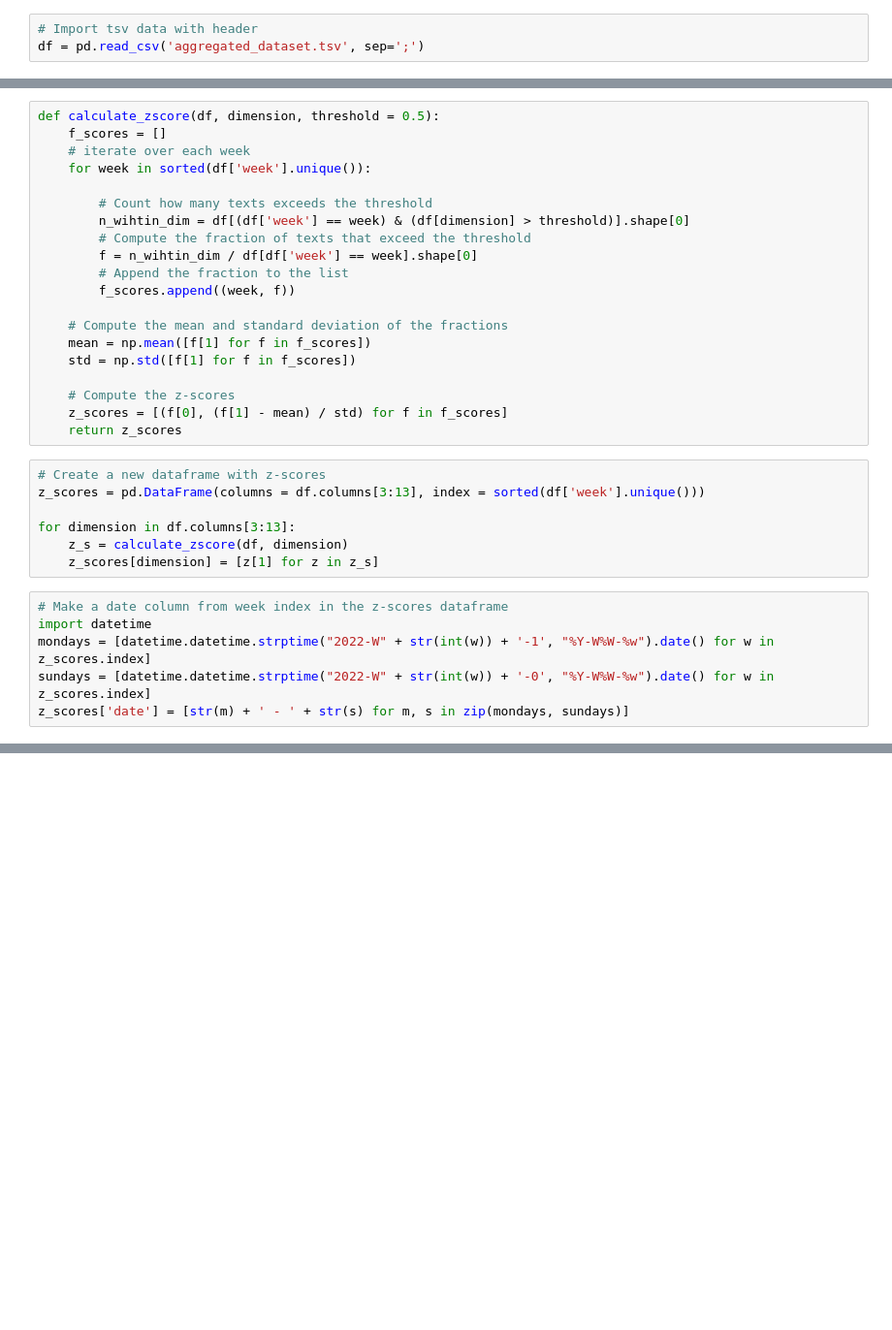
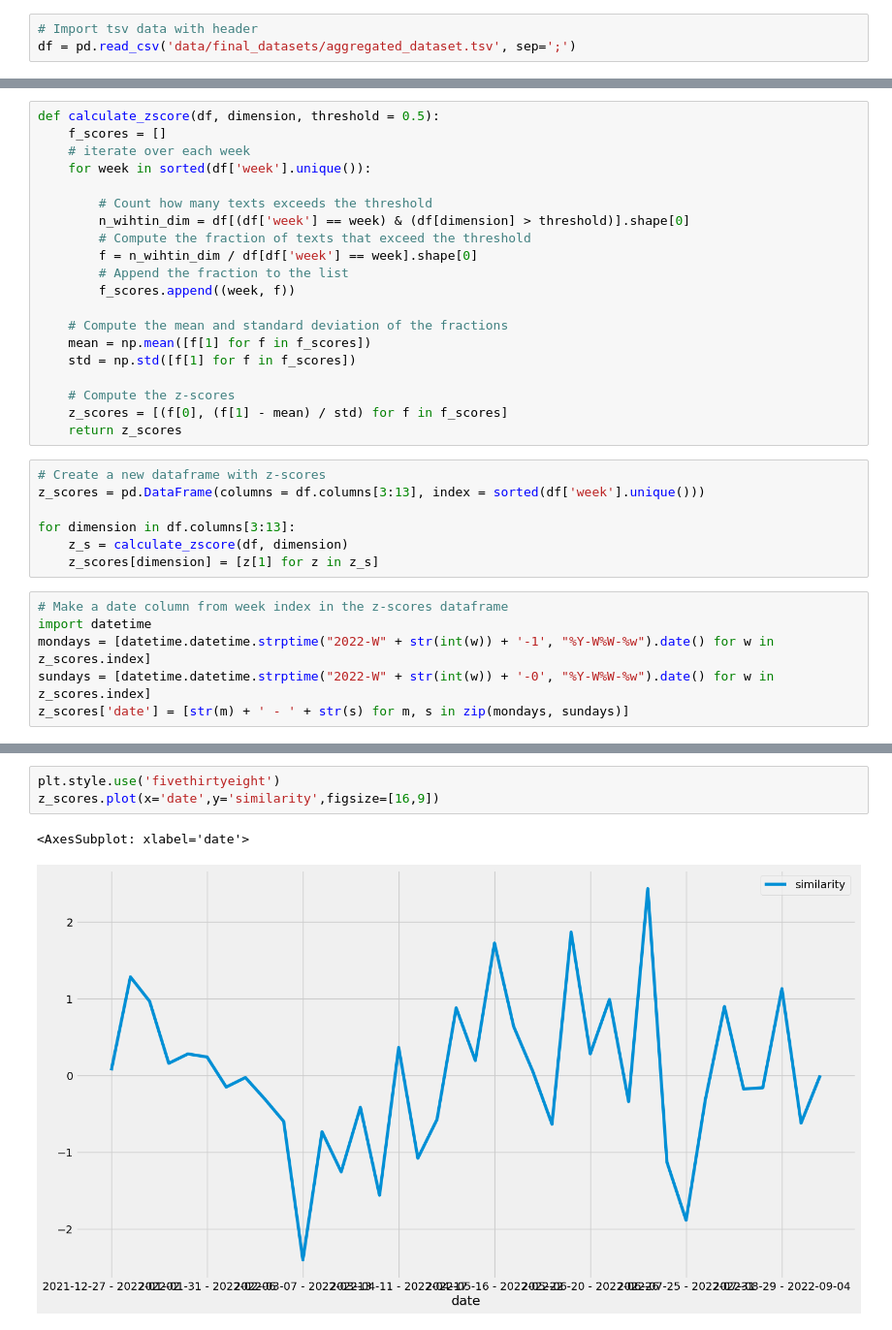
Before and after one commit to DueViktor/WildDataExam, a Jupyter notebook: z_scores.ipynb, the cells around one changed output, grey strips where cells are left out. Shown at 97% size. Cells and saved outputs as stored; diff of their text form; blank space fills up the shorter version.

```diff
--- a/z_scores.ipynb
+++ b/z_scores.ipynb
@@ -4,7 +4,7 @@ import numpy as np
 import matplotlib.pyplot as plt
 # %%
 # Import tsv data with header
-df = pd.read_csv('aggregated_dataset.tsv', sep=';')
+df = pd.read_csv('data/final_datasets/aggregated_dataset.tsv', sep=';')
 # %%
 # Create week column
 df['week'] = pd.to_datetime(df['date']).dt.week
@@ -63,3 +75,9 @@ z_scores['date'] = [str(m) + ' - ' + str(s) for m, s in zip(mondays, sundays)]
+# %%
+plt.style.use('fivethirtyeight')
+z_scores.plot(x='date',y='similarity',figsize=[16,9])
+# %% [output]
+<AxesSubplot: xlabel='date'>
+[figure, added]
 # %%
 events = df[["date","event_type","period_type", "event_id"]].drop_duplicates().dropna()
 # Group by event_type, period_type and event_id and make a date range
```
Also changed, not shown: parts of 7 cells of this notebook, 7 other files.
